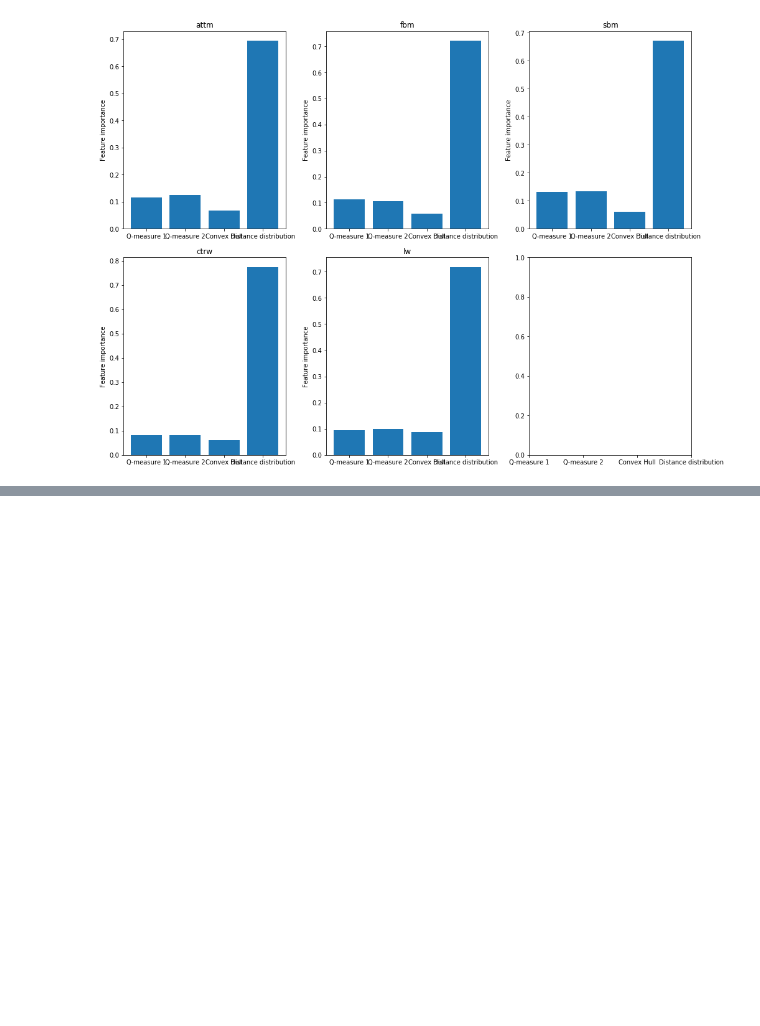
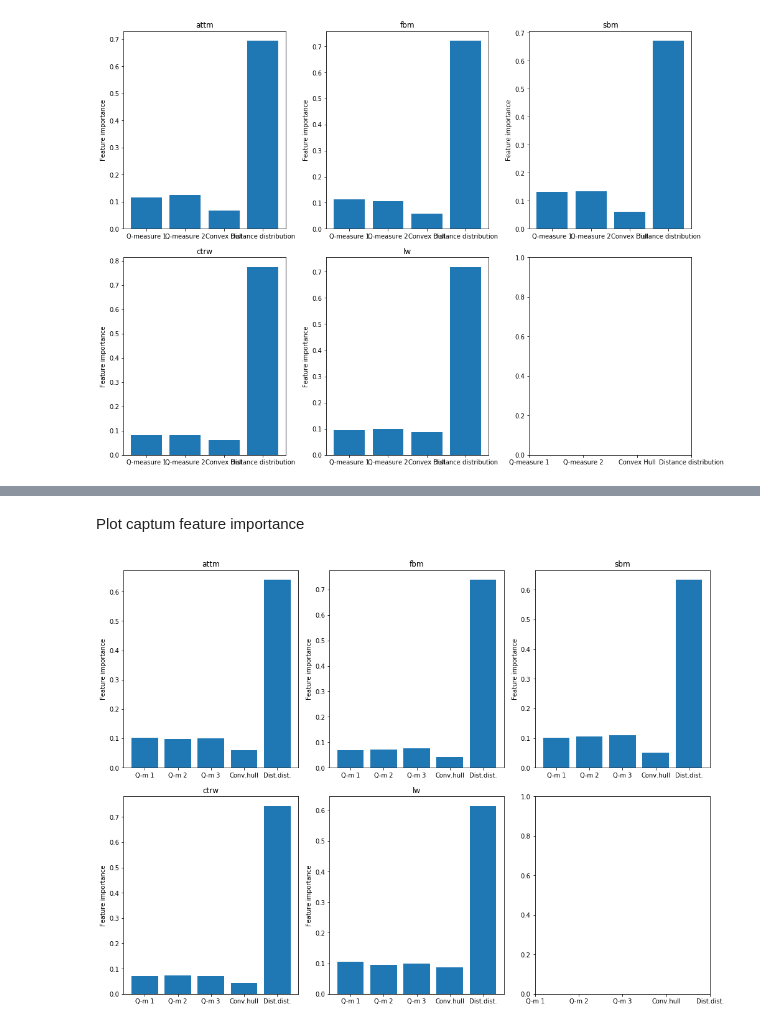
Before and after one commit to Liyubov/Trajectory_analysis, a Jupyter notebook: notebooks/FFNN_Interpret-features-research.ipynb, the cells around one changed output, grey strips where cells are left out. Drawn from its saved outputs; the diff is of its cells as text; code cells hidden in the pictures; blank space fills up the shorter version.

```diff
--- a/notebooks/FFNN_Interpret-features-research.ipynb
+++ b/notebooks/FFNN_Interpret-features-research.ipynb
@@ -277,0 +351,45 @@ Issues:
+# %% [markdown]
+Plot captum feature importance
+# %%
+# test for captum feature importance
+
+ig = IntegratedGradients(model)
+
+attr_list = [np.mean(ig.attribute(input_tensor,target=i, return_convergence_delta=True)[0].detach().numpy(), axis=0) for i in [0,1,2,3,4]]
+
+f_sizes = np.cumsum([0]+[np.shape(i)[1] for i in features_new])
+attr_new = [np.array([np.mean(np.abs(k[f_sizes[i]:f_sizes[i+1]])) for i in np.arange(0,len(f_sizes)-1)]) for k in attr_list]
+attr_new = [i/np.sum(i)for i in attr_new]
+
+feature_names = ('Q-m 1','Q-m 2', 'Q-m 3' , 'Conv.hull','Dist.dist.')
+x_pos = (np.arange(len(feature_names)))
+
+# we plot features importance as before but for new features added
+
+fig, axs = plt.subplots(nrows=2, ncols=3, constrained_layout=True, figsize=(14,10))
+
+axs[0,0].set_title('attm')
+axs[0,0].set_ylabel('Feature importance')
+axs[0,0].bar(x_pos, attr_new[0], align='center')
+
+axs[1,0].bar(x_pos, attr_new[1], align='center')
+axs[1,0].set_ylabel('Feature importance')
+axs[1,0].set_title('ctrw')
+
+
+axs[0,1].bar(x_pos, attr_new[2], align='center')
+axs[0,1].set_ylabel('Feature importance')
+axs[0,1].set_title('fbm')
+
+axs[1,1].bar(x_pos, attr_new[3], align='center')
+axs[1,1].set_ylabel('Feature importance')
+axs[1,1].set_title('lw')
+
+axs[0,2].bar(x_pos, attr_new[4], align='center')
+axs[0,2].set_ylabel('Feature importance')
+axs[0,2].set_title('sbm')
+
+plt.setp(axs, xticks=x_pos, xticklabels=feature_names)
+plt.show()
+# %% [output]
+[figure, added]
```
Also changed, not shown: parts of 12 cells of this notebook.
